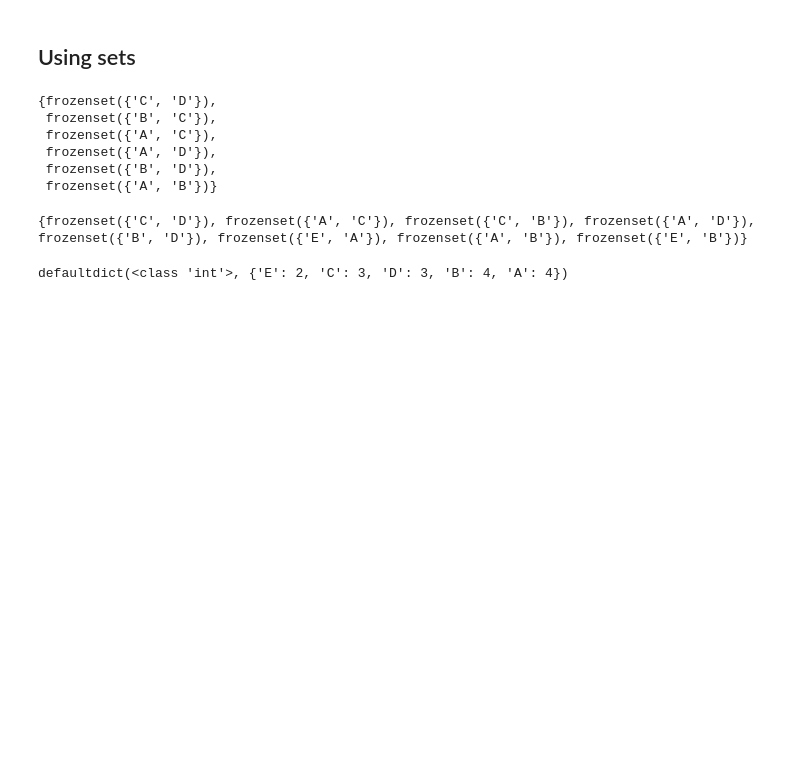
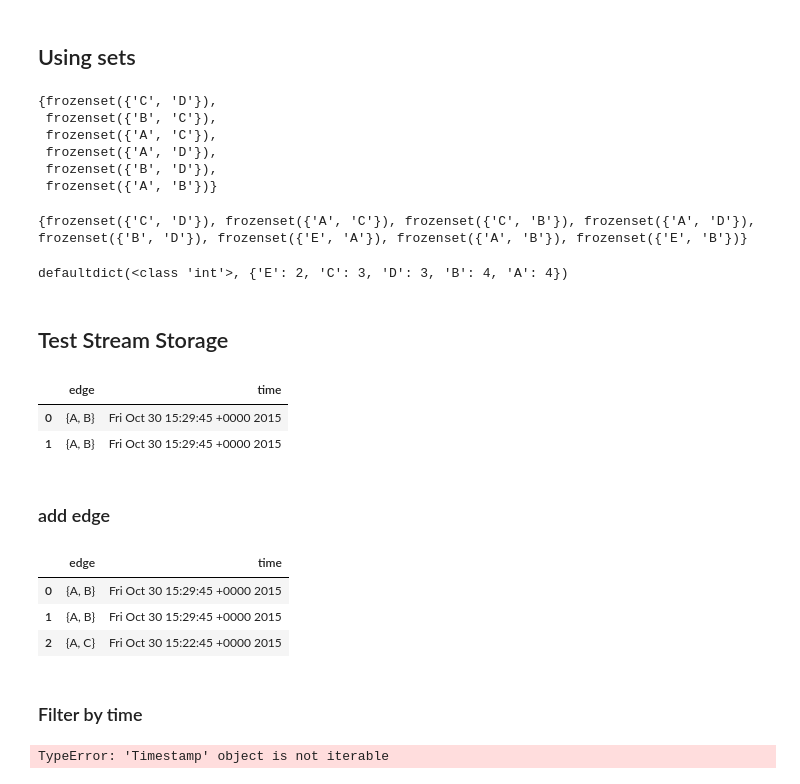
Before and after one commit to marksibrahim/coding-challenge, a Jupyter notebook: src/play/graph_play.ipynb, the cells around one changed output. Drawn from its saved outputs; the diff is of its cells as text; code cells hidden in the pictures; blank space fills up the shorter version.

```diff
--- a/src/play/graph_play.ipynb
+++ b/src/play/graph_play.ipynb
@@ -80,3 +80,5 @@ for edge in result:
 print(h_count)
 # %% [output]
 defaultdict(<class 'int'>, {'E': 2, 'C': 3, 'D': 3, 'B': 4, 'A': 4})
+# %% [markdown]
+## Test Stream Storage
@@ -82,0 +93,23 @@ defaultdict(<class 'int'>, {'E': 2, 'C': 3, 'D': 3, 'B': 4, 'A': 4})
+# %%
+#pandas frame
+data = {"edge": set(["A", "B"]), "time": "Fri Oct 30 15:29:45 +0000 2015"}
+df = pd.DataFrame(data)
+# %%
+df
+# %% [output]
+|  | edge | time |
+| 0 | {A, B} | Fri Oct 30 15:29:45 +0000 2015 |
+| 1 | {A, B} | Fri Oct 30 15:29:45 +0000 2015 |
+# %% [markdown]
+### add edge
+# %%
+more_data = {"edge": set(["A", "C"]), "time": "Fri Oct 30 15:22:45 +0000 2015"}
+# %%
+df.append(more_data, ignore_index=True)
+# %% [output]
+|  | edge | time |
+| 0 | {A, B} | Fri Oct 30 15:29:45 +0000 2015 |
+| 1 | {A, B} | Fri Oct 30 15:29:45 +0000 2015 |
+| 2 | {A, C} | Fri Oct 30 15:22:45 +0000 2015 |
+# %% [markdown]
+### Filter by time
@@ -82,0 +124,4 @@ defaultdict(<class 'int'>, {'E': 2, 'C': 3, 'D': 3, 'B': 4, 'A': 4})
+# %%
+df2.append([set(["A", "C"]), this_time])
+# %% [output]
+TypeError: 'Timestamp' object is not iterable
```
Also changed, not shown: parts of 35 cells of this notebook, 8 other files.
